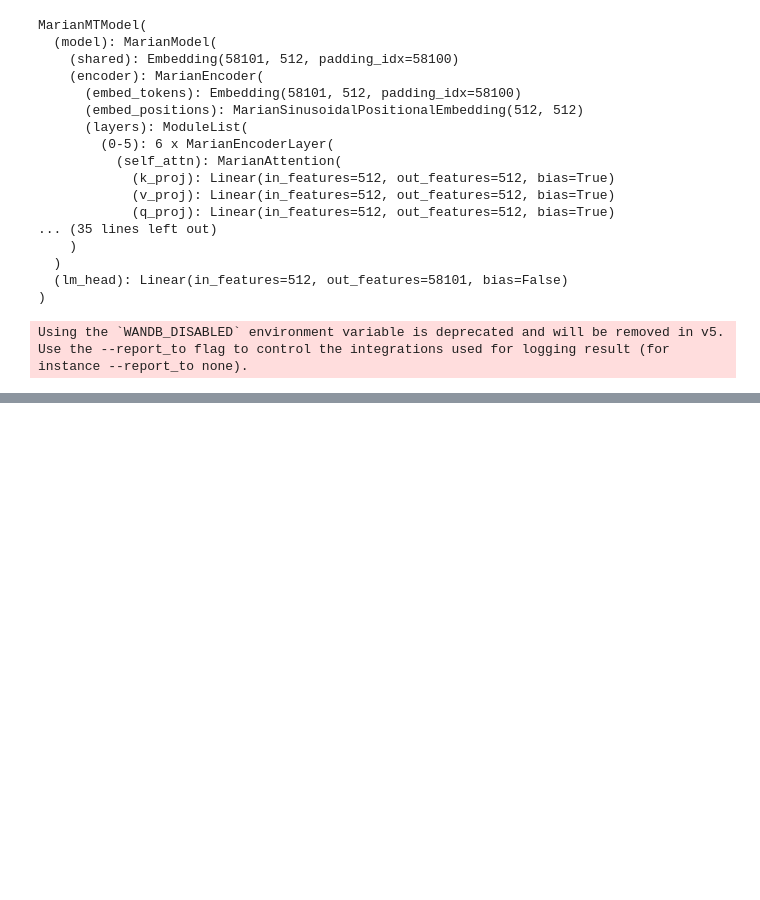
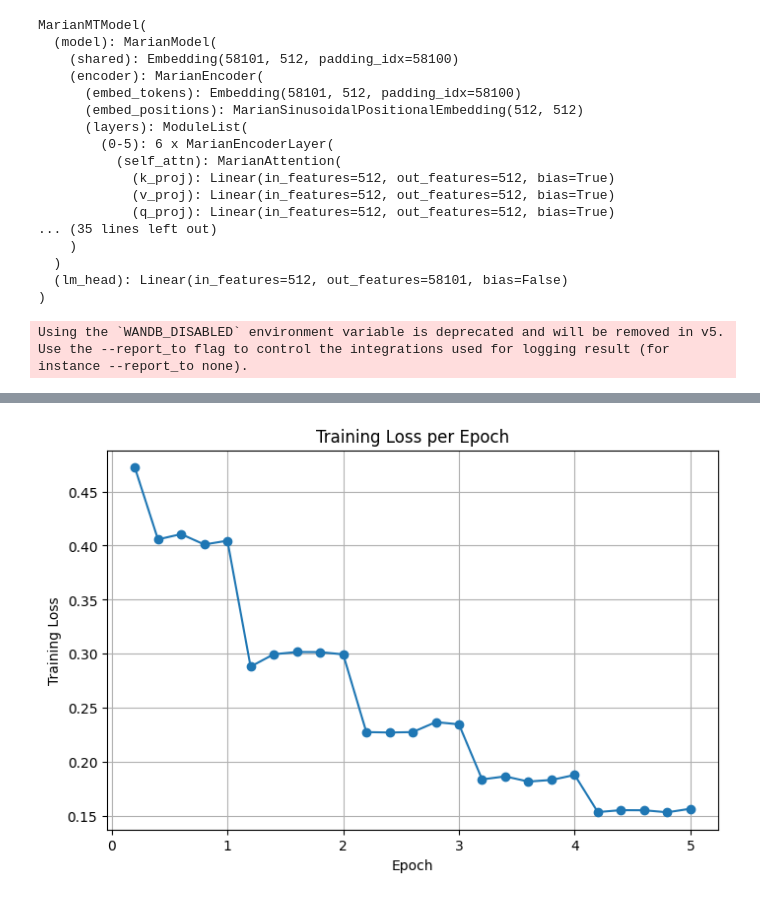
Before and after one commit to t3i8m/Comparative-Study-NMT, a Jupyter notebook: experiments/blue_score.ipynb, the cells around one changed output, grey strips where cells are left out. Drawn from its saved outputs; the diff is of its cells as text; code cells hidden in the pictures; blank space fills up the shorter version.

```diff
--- a/experiments/blue_score.ipynb
+++ b/experiments/blue_score.ipynb
@@ -294,2 +297,23 @@ TrainOutput(global_step=3750, training_loss=0.30841652018229165, metrics={'train
+# %%
+import matplotlib.pyplot as plt
+
+log_history = trainer.state.log_history
+steps = []
+losses = []
+
+for entry in log_history:
+    if "loss" in entry and "epoch" in entry:
+        steps.append(entry["epoch"])
+        losses.append(entry["loss"])
+
+plt.figure(figsize=(8, 5))
+plt.plot(steps, losses, marker="o")
+plt.xlabel("Epoch")
+plt.ylabel("Training Loss")
+plt.title("Training Loss per Epoch")
+plt.grid(True)
+plt.show()
+# %% [output]
+[figure, added]
 # %%
 bleu = evaluate.load("bleu")
```
Also changed, not shown: parts of 14 cells of this notebook.
